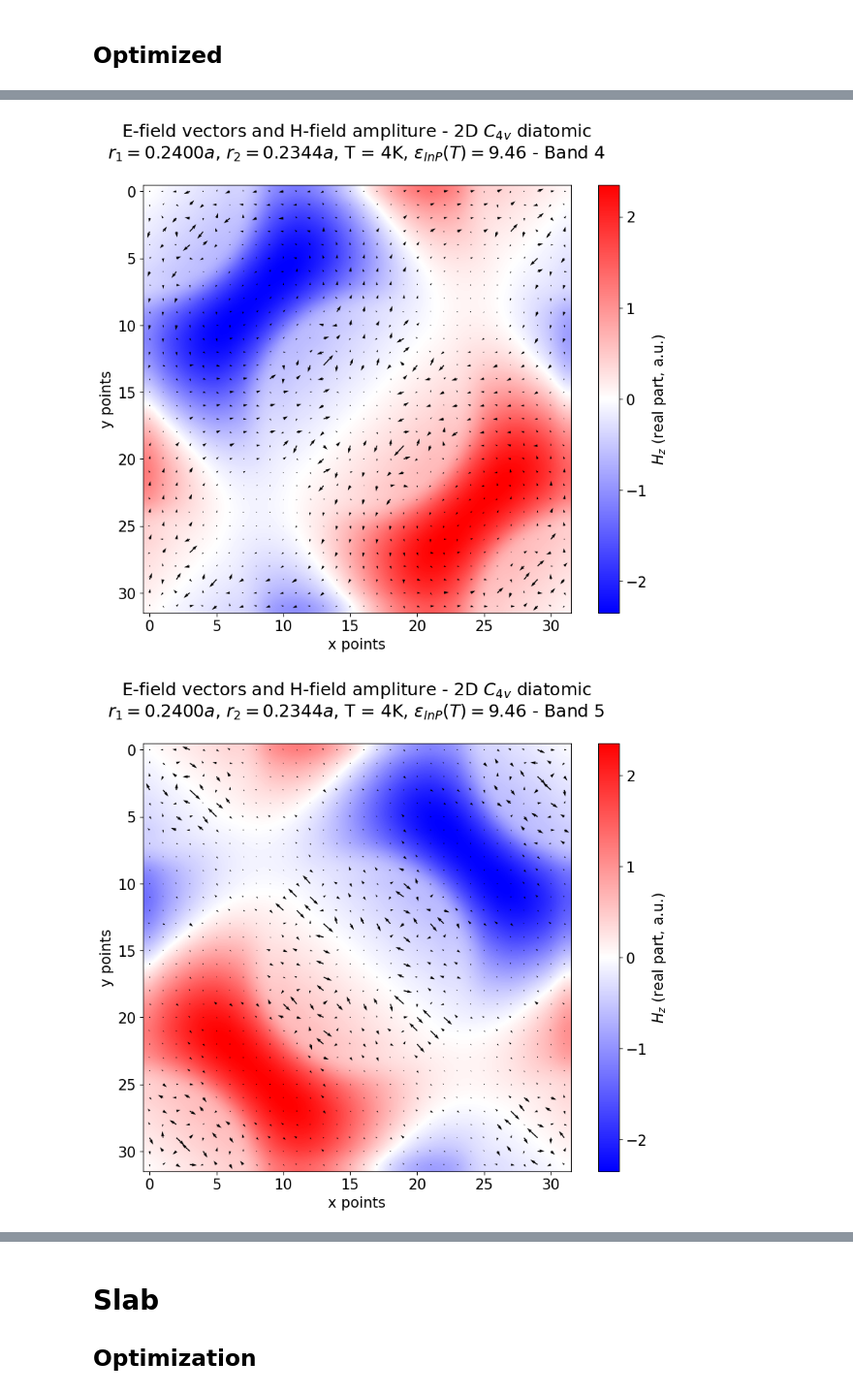
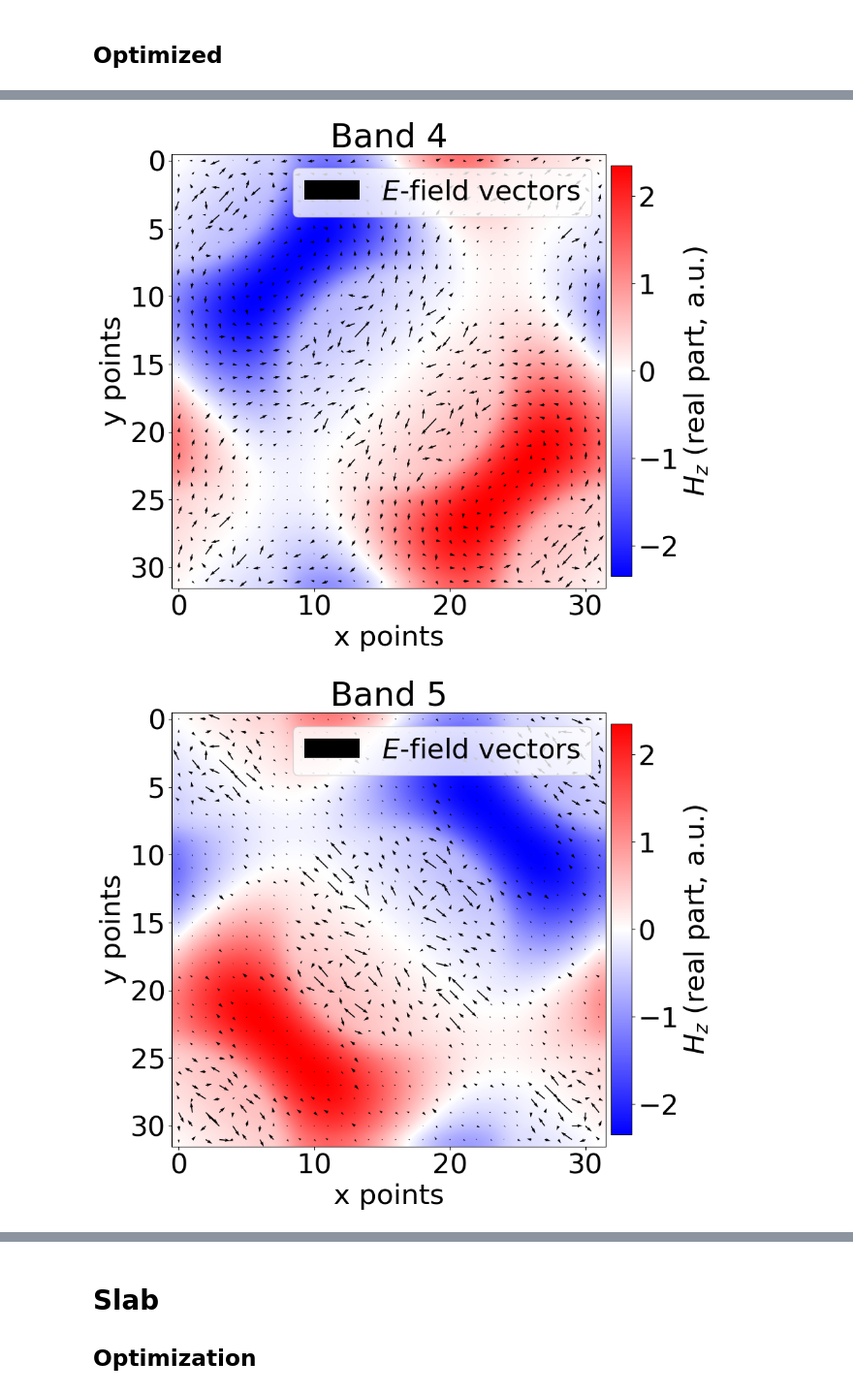
Before and after one commit to enricovallar/phc_nzi, a Jupyter notebook: notebooks/finals/final_c4v.ipynb, the cells around one changed output, grey strips where cells are left out. Shown at 97% size. Drawn from its saved outputs; the diff is of its cells as text; code cells hidden in the pictures.

```diff
--- a/notebooks/finals/final_c4v.ipynb
+++ b/notebooks/finals/final_c4v.ipynb
@@ -48,7 +48,8 @@ lattice_2D = SquareLattice()
 lattice_slab = SquareLattice(supercell_height= 4)
 
 k_points = lattice_2D.get_high_symmetry_k_points(centered_in_gamma=True)
-k_points_around_gamma = lattice_2D.get_k_points_around_gamma(distance = 0.3)
+distance = 0.03
+k_points_around_gamma = lattice_2D.get_k_points_around_gamma(distance = distance)
 print(k_points)
 
 
@@ -72,7 +73,7 @@ configuration_options_2D = dict(
 )
 
 configuration_options_2D_optimized = dict(
-    resolution = 32,
+    resolution = 64,
     num_bands=12,
     k_points=k_points_around_gamma["k_points_values"],
     k_points_interpolation_factor = 10,
@@ -336,8 +337,9 @@ c0 = 299792458
 ## Optimized
 # %%
 r1 = 0.24
-r2 = 0.2344
+r2 = 0.23444
 print("r2: ", r2)
+plt.rcParams["font.size"] = 25
 
 
 simulation_2D_optimized.run_hpc(mpb_command_line_params=dict(r1 = r1, r2 = r2), mpi = True)
@@ -356,6 +358,11 @@ viewer_2D.plot_band_diagram("te", k_points_path=k_points_around_gamma, color = "
 #viewer_2D.plot_band_diagram("tm", k_points_path=k_points, color = "blue")
 plt.ylabel("$\omega$a/2πc")
 plt.title("Band diagram - 2D  $C_{4v}$ diatomic - Optimized\n" + data_line)
+plt.ylim(0.525, 0.528)
+
+ax = plt.gca()
+ax.set_xticklabels([f"$k_xa/2\pi={distance}$", "$\Gamma$", f"$k_ya/2\pi={distance}$"])
+plt.title("")
 viewer_2D.show()
 
 plt.figure()
@@ -389,6 +396,7 @@ r2:  0.2344
 # %%
 df = simulation_2D_optimized.load_frequency_data()
 
+plt.rcParams["font.size"] =30
 
 def plot_field(k_idx, b_idx):
     opt = MPBDataOptions(rectify=True, periods= 1, transpose = False)
@@ -399,38 +407,43 @@ def plot_field(k_idx, b_idx):
 
 
     # Plot E-field as vectors with H-field as background
-    plt.figure(figsize=(10, 8))
+    plt.figure(figsize=(10, 10))
     # Background: H-field magnitude
     plt.imshow(np.real(H_field), interpolation='spline36', cmap="bwr")
-    plt.colorbar(label="$H_{z}$ (real part, a.u.)")
+    plt.colorbar(label="$H_{z}$ (real part, a.u.)",
+                 shrink=0.8, pad=0.01, aspect=20)
 
     # Prepare grid for quiver plot - subsample for clarity
     nx, ny = H_field.shape
     step = max(1, nx//40)  # Adjust arrow density
     X, Y = np.meshgrid(np.arange(0, nx, step), np.arange(0, ny, step))
 
     # Sample E-field components
     Ex = np.real(E_field_x[::step, ::step])
     Ey = np.real(E_field_y[::step, ::step])
 
     # Normalize arrows for better visualization
     E_magnitude = np.sqrt(Ex**2 + Ey**2)
     max_magnitude = np.max(E_magnitude)
     if max_magnitude > 0:
         Ex = Ex / max_magnitude
         Ey = Ey / max_magnitude
 
     # Plot vector field
-    plt.quiver(X, Y, Ex, Ey, angles='xy', scale=30, color='black')
-    plt.title(f"E-field vectors and H-field ampliture - 2D $C_{{4v}}$ diatomic \n" + data_line + f" - Band {b_idx} \n")
+    plt.quiver(X, Y, Ex, Ey, angles='xy', scale=20, color='black', label="$E$-field vectors")
+    plt.legend(loc = "upper right")
+
+    # Set plot title and labels
+
+    plt.title(f"Band {b_idx}")
     plt.xlabel("x points")
     plt.ylabel("y points")
     plt.show()
 
 
 plot_field(12, 4)
 plot_field(12, 5)
 plot_field(12, 6)
 # %% [output]
-[figure, old version]
+[figure, new version]
-[figure, old version]
+[figure, new version]
```
Also changed, not shown: parts of 9 cells of this notebook, 19 other files.
